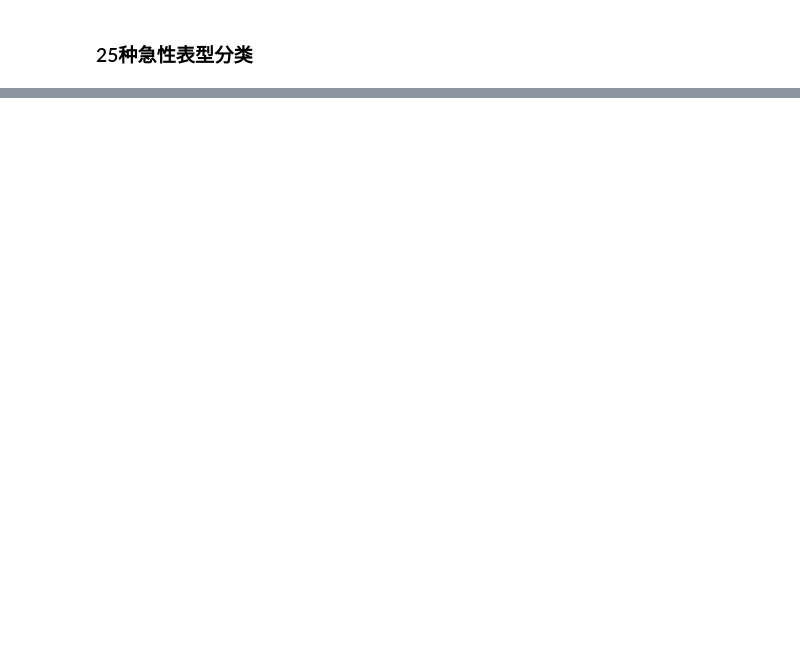
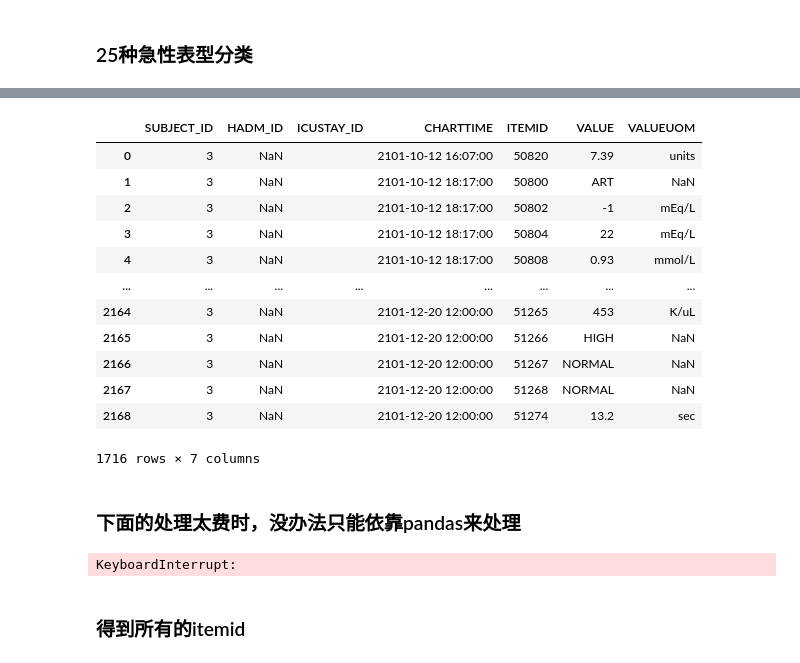
Before and after one commit to LandAndLand/mimic3-benchmarks, a Jupyter notebook: mimic3benchmark/scripts/preprocess.ipynb, the cells around one changed output, grey strips where cells are left out. Drawn from its saved outputs; the diff is of its cells as text; code cells hidden in the pictures; blank space fills up the shorter version.

```diff
--- a/mimic3benchmark/scripts/preprocess.ipynb
+++ b/mimic3benchmark/scripts/preprocess.ipynb
@@ -473,0 +635,3 @@ NameError: name 'csv' is not defined
+# %%
+obs_header = ['SUBJECT_ID', 'HADM_ID', 'ICUSTAY_ID', 'CHARTTIME', 'ITEMID', 'VALUE', 'VALUEUOM']
+event_tables=['CHARTEVENTS', 'LABEVENTS', 'OUTPUTEVENTS']
@@ -473,0 +642,9 @@ NameError: name 'csv' is not defined
+# %%
+labevents = pd.read_csv(os.path.join(mimic3_path, 'LABEVENTS.csv'))
+outputevents = pd.read_csv(os.path.join(mimic3_path, 'OUTPUTEVENTS.csv'))
+# %%
+if 'ICUSTAY_ID' not in labevents:
+    labevents['ICUSTAY_ID'] = ''
+if 'ICUSTAY_ID' not in outputevents:
+    outputevents['ICUSTAY_ID'] = ''
+print(labevents, outputevents['ICUSTAY_ID'])
@@ -473,0 +669,23 @@ NameError: name 'csv' is not defined
+# %%
+fn = os.path.join(dn, 'events.csv')
+
+mask_lab = labevents['SUBJECT_ID'] == 3
+mask_out = outputevents['SUBJECT_ID'] == 3
+
+lab = labevents[mask_lab][obs_header]
+out = outputevents[mask_lab][obs_header]
+lab.to_csv()
+# %% [output]
+|  | SUBJECT_ID | HADM_ID | ICUSTAY_ID | CHARTTIME | ITEMID | VALUE | VALUEUOM |
+| 0 | 3 | NaN |  | 2101-10-12 16:07:00 | 50820 | 7.39 | units |
+| 1 | 3 | NaN |  | 2101-10-12 18:17:00 | 50800 | ART | NaN |
+| 2 | 3 | NaN |  | 2101-10-12 18:17:00 | 50802 | -1 | mEq/L |
+| 3 | 3 | NaN |  | 2101-10-12 18:17:00 | 50804 | 22 | mEq/L |
+| 4 | 3 | NaN |  | 2101-10-12 18:17:00 | 50808 | 0.93 | mmol/L |
+| ... | ... | ... | ... | ... | ... | ... | ... |
+| 2164 | 3 | NaN |  | 2101-12-20 12:00:00 | 51265 | 453 | K/uL |
+| 2165 | 3 | NaN |  | 2101-12-20 12:00:00 | 51266 | HIGH | NaN |
+| 2166 | 3 | NaN |  | 2101-12-20 12:00:00 | 51267 | NORMAL | NaN |
+| 2167 | 3 | NaN |  | 2101-12-20 12:00:00 | 51268 | NORMAL | NaN |
+| 2168 | 3 | NaN |  | 2101-12-20 12:00:00 | 51274 | 13.2 | sec |
+1716 rows × 7 columns
@@ -473,0 +707,2 @@ NameError: name 'csv' is not defined
+# %% [markdown]
+### 下面的处理太费时，没办法只能依靠pandas来处理
@@ -473,0 +774,8 @@ NameError: name 'csv' is not defined
+# %%
+for table in event_tables:
+    read_events_table_and_break_up_by_subject(mimic3_path, table, output_path, items_to_keep=items_to_keep,
+                                              subjects_to_keep=subjects)
+# %% [output]
+KeyboardInterrupt:
+# %% [markdown]
+### 得到所有的itemid
```
Also changed, not shown: parts of 40 cells of this notebook.
